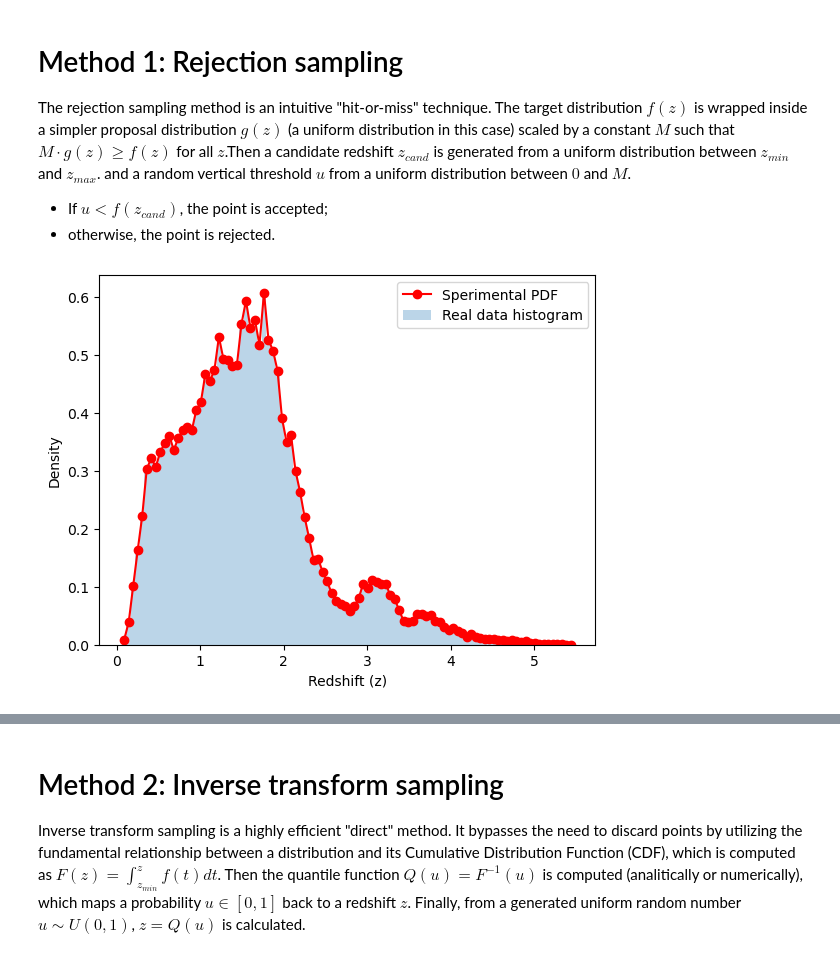
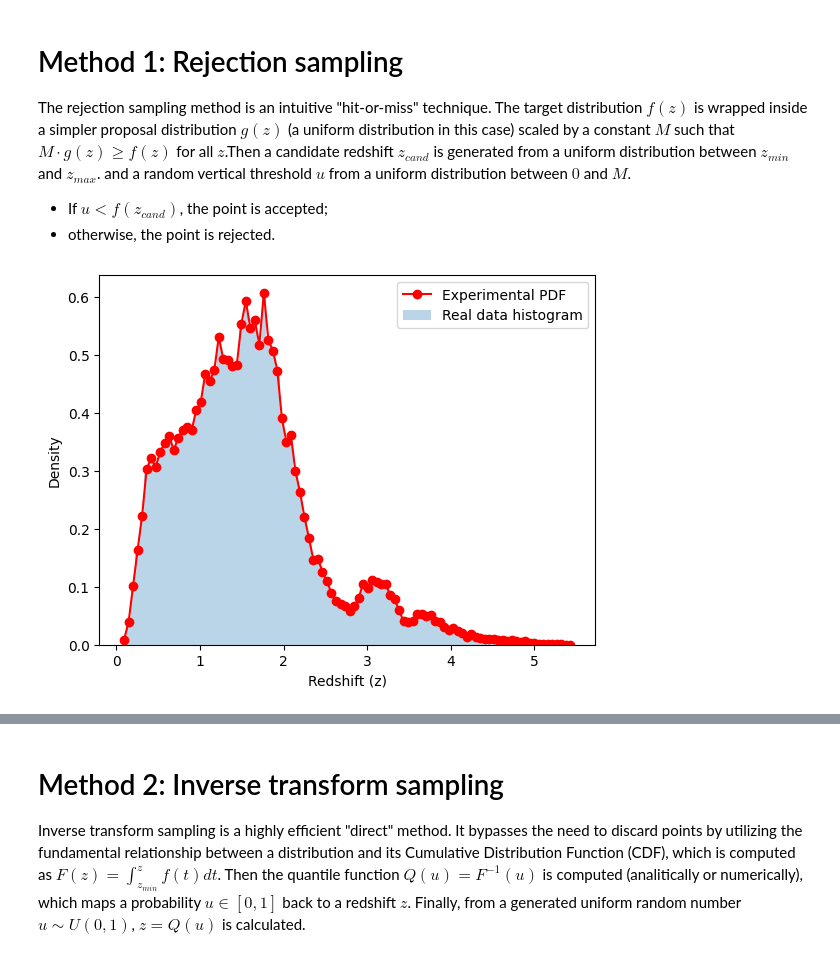
Before and after one commit to anna-tresoldi/astrostatistics_bicocca_2026, a Jupyter notebook: working/L04_quasars.ipynb, the cells around one changed output, grey strips where cells are left out. Drawn from its saved outputs; the diff is of its cells as text; code cells hidden in the pictures.

```diff
--- a/working/L04_quasars.ipynb
+++ b/working/L04_quasars.ipynb
@@ -64,16 +64,16 @@ def get_experimental_pdf(counts, bin_centers):
 # %%
 counts, bins = np.histogram(z, bins=100, density=True)
 bin_centers = (bins[:-1] + bins[1:]) / 2
 
 
 f_z = get_experimental_pdf(counts, bin_centers)
 
-plt.plot(bin_centers, f_z(bin_centers), '-', marker='o', color='red', label='Sperimental PDF')
+plt.plot(bin_centers, f_z(bin_centers), '-', marker='o', color='red', label='Experimental PDF')
 plt.hist(z, bins=100, density=True, alpha=0.3, label='Real data histogram')
 plt.xlabel('Redshift (z)')
 plt.ylabel('Density')
 plt.legend()
 plt.show()
 # %% [output]
-[figure, old version]
+[figure, new version]
 # %%
```
Also changed, not shown: parts of 6 cells of this notebook.
